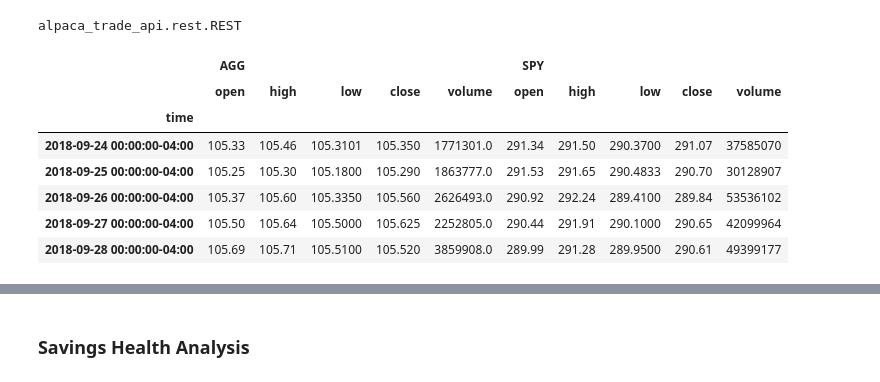
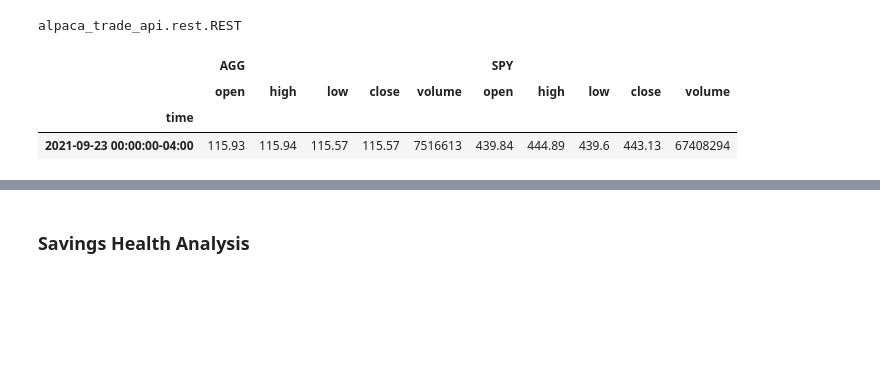
Before and after one commit to MatthewPuttroff/HWUnitFive, a Jupyter notebook: Instructions/Starter_Code/financial-planner.ipynb, the cells around one changed output, grey strips where cells are left out. Saved outputs shown, nothing was run; the diff lists cells and outputs as text; code cells hidden in the pictures; blank space fills up the shorter version.

```diff
--- a/Instructions/Starter_Code/financial-planner.ipynb
+++ b/Instructions/Starter_Code/financial-planner.ipynb
@@ -103,32 +103,28 @@ alpaca_trade_api.rest.REST
 # %%
 # Format current date as ISO format
 today = pd.Timestamp.now(tz="America/Phoenix").round(freq='D').isoformat()
 
 # Set the tickers
 tickers = ["AGG", "SPY"]
 
 # Set timeframe to '1D' for Alpaca API
 timeframe = "1D"
 
 # Get current closing prices for SPY and AGG
 # (use a limit=1000 parameter to call the most recent 1000 days of data)
 df_portfolio = alpaca.get_barset(
     tickers,
     timeframe,
-    start = pd.Timestamp("2018-09-22", tz="America/Phoenix").isoformat(),
+    start = pd.Timestamp("2021-09-23", tz="America/Phoenix").isoformat(),
     end = pd.Timestamp("2021-09-23", tz="America/Phoenix").isoformat(),
     limit = 1000
 ).df
 
 # Preview DataFrame
 df_portfolio.head()
 # %% [output]
 |  | AGG |  |  |  |  | SPY |  |  |  |  |
 |  | open | high | low | close | volume | open | high | low | close | volume |
 | time |  |  |  |  |  |  |  |  |  |  |
-| 2018-09-24 00:00:00-04:00 | 105.33 | 105.46 | 105.3101 | 105.350 | 1771301.0 | 291.34 | 291.50 | 290.3700 | 291.07 | 37585070 |
-| 2018-09-25 00:00:00-04:00 | 105.25 | 105.30 | 105.1800 | 105.290 | 1863777.0 | 291.53 | 291.65 | 290.4833 | 290.70 | 30128907 |
-| 2018-09-26 00:00:00-04:00 | 105.37 | 105.60 | 105.3350 | 105.560 | 2626493.0 | 290.92 | 292.24 | 289.4100 | 289.84 | 53536102 |
-| 2018-09-27 00:00:00-04:00 | 105.50 | 105.64 | 105.5000 | 105.625 | 2252805.0 | 290.44 | 291.91 | 290.1000 | 290.65 | 42099964 |
-| 2018-09-28 00:00:00-04:00 | 105.69 | 105.71 | 105.5100 | 105.520 | 3859908.0 | 289.99 | 291.28 | 289.9500 | 290.61 | 49399177 |
+| 2021-09-23 00:00:00-04:00 | 115.93 | 115.94 | 115.57 | 115.57 | 7516613 | 439.84 | 444.89 | 439.6 | 443.13 | 67408294 |
 # %%
```
Also changed, not shown: parts of 10 cells of this notebook.
